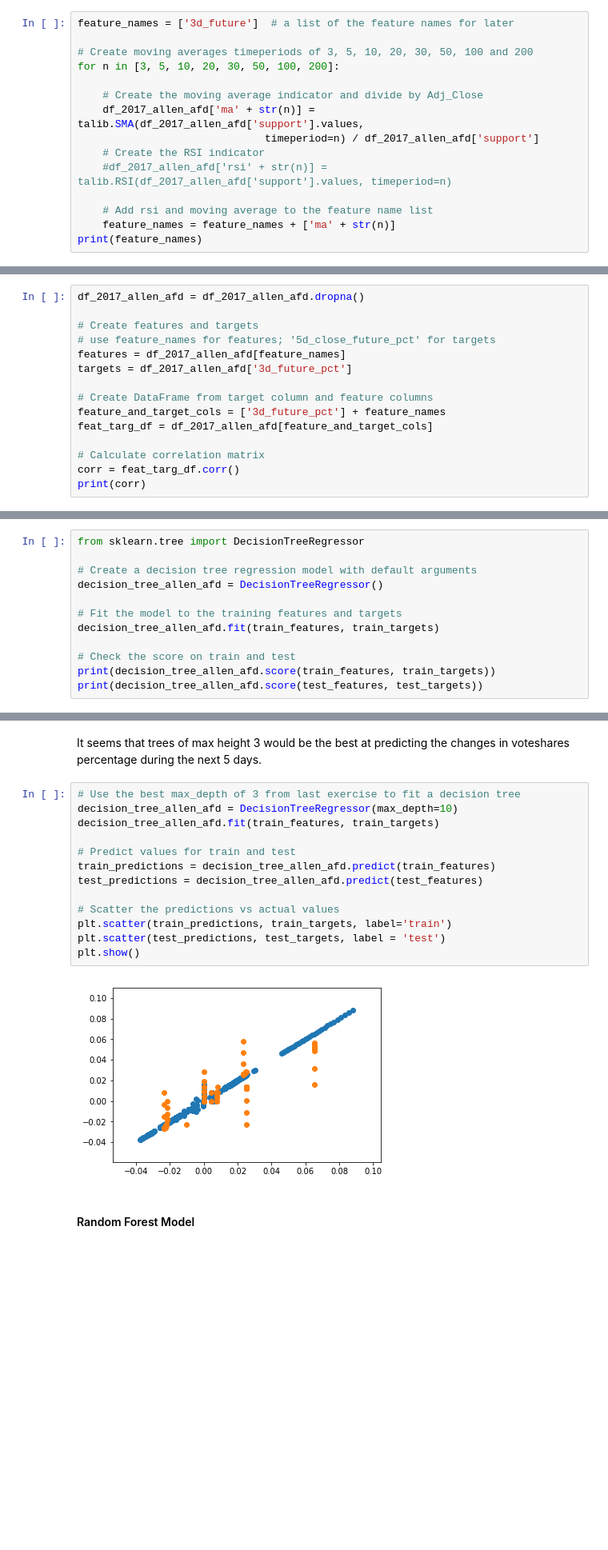
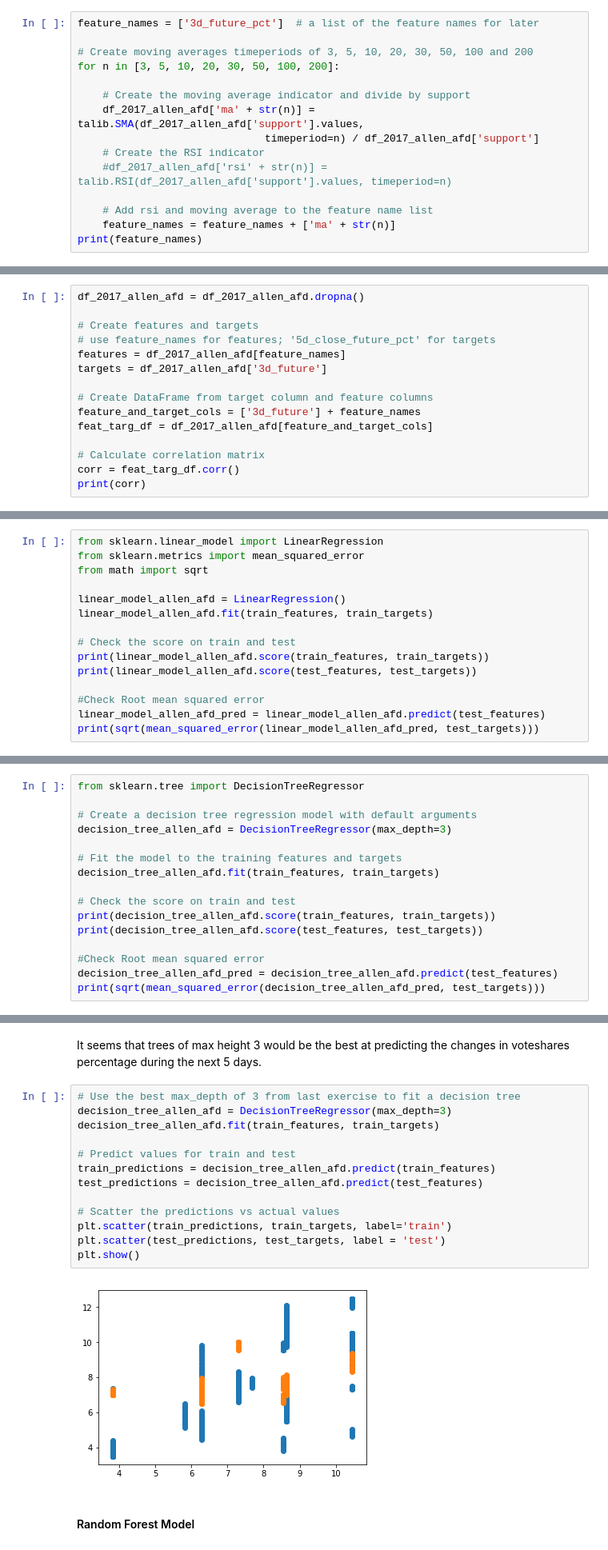
Before and after one commit to huydang90/Predicting-German-Election, a Jupyter notebook: Code/Predict-German-Election-Modelling.ipynb, the cells around one changed output, grey strips where cells are left out. Shown: that part at 80% size. Saved outputs shown, nothing was run; the diff lists cells and outputs as text; blank space fills up the shorter version.

Commit message:
update models

```diff
--- a/Code/Predict-German-Election-Modelling.ipynb
+++ b/Code/Predict-German-Election-Modelling.ipynb
@@ -508,12 +511,12 @@ We want to add historical data to our machine learning models to make better pre
 
 A moving average is one of the simplest indicators - it's the average of previous data points. This is the function talib.SMA() from the TAlib library.
 # %%
-feature_names = ['3d_future']  # a list of the feature names for later
+feature_names = ['3d_future_pct']  # a list of the feature names for later
 
 # Create moving averages timeperiods of 3, 5, 10, 20, 30, 50, 100 and 200
 for n in [3, 5, 10, 20, 30, 50, 100, 200]:
 
-    # Create the moving average indicator and divide by Adj_Close
+    # Create the moving average indicator and divide by support
     df_2017_allen_afd['ma' + str(n)] = talib.SMA(df_2017_allen_afd['support'].values,
                               timeperiod=n) / df_2017_allen_afd['support']
     # Create the RSI indicator
@@ -550,10 +553,10 @@ df_2017_allen_afd = df_2017_allen_afd.dropna()
 # Create features and targets
 # use feature_names for features; '5d_close_future_pct' for targets
 features = df_2017_allen_afd[feature_names]
-targets = df_2017_allen_afd['3d_future_pct']
+targets = df_2017_allen_afd['3d_future']
 
 # Create DataFrame from target column and feature columns
-feature_and_target_cols = ['3d_future_pct'] + feature_names
+feature_and_target_cols = ['3d_future'] + feature_names
 feat_targ_df = df_2017_allen_afd[feature_and_target_cols]
 
 # Calculate correlation matrix
@@ -699,0 +705,15 @@ plt.show()
+# %%
+from sklearn.linear_model import LinearRegression
+from sklearn.metrics import mean_squared_error
+from math import sqrt
+
+linear_model_allen_afd = LinearRegression()
+linear_model_allen_afd.fit(train_features, train_targets)
+
+# Check the score on train and test
+print(linear_model_allen_afd.score(train_features, train_targets))
+print(linear_model_allen_afd.score(test_features, test_targets))
+
+#Check Root mean squared error
+linear_model_allen_afd_pred = linear_model_allen_afd.predict(test_features)
+print(sqrt(mean_squared_error(linear_model_allen_afd_pred, test_targets)))
@@ -703,7 +727,7 @@ plt.show()
 from sklearn.tree import DecisionTreeRegressor
 
 # Create a decision tree regression model with default arguments
-decision_tree_allen_afd = DecisionTreeRegressor()
+decision_tree_allen_afd = DecisionTreeRegressor(max_depth=3)
 
 # Fit the model to the training features and targets
 decision_tree_allen_afd.fit(train_features, train_targets)
@@ -711,4 +735,8 @@ decision_tree_allen_afd.fit(train_features, train_targets)
 # Check the score on train and test
 print(decision_tree_allen_afd.score(train_features, train_targets))
 print(decision_tree_allen_afd.score(test_features, test_targets))
+
+#Check Root mean squared error
+decision_tree_allen_afd_pred = decision_tree_allen_afd.predict(test_features)
+print(sqrt(mean_squared_error(decision_tree_allen_afd_pred, test_targets)))
 # %% [output]
@@ -749,19 +778,19 @@ max_depth= 25
 It seems that trees of max height 3 would be the best at predicting the changes in voteshares percentage during the next 5 days.
 # %%
 # Use the best max_depth of 3 from last exercise to fit a decision tree
-decision_tree_allen_afd = DecisionTreeRegressor(max_depth=10)
+decision_tree_allen_afd = DecisionTreeRegressor(max_depth=3)
 decision_tree_allen_afd.fit(train_features, train_targets)
 
 # Predict values for train and test
 train_predictions = decision_tree_allen_afd.predict(train_features)
 test_predictions = decision_tree_allen_afd.predict(test_features)
 
 # Scatter the predictions vs actual values
 plt.scatter(train_predictions, train_targets, label='train')
 plt.scatter(test_predictions, test_targets, label = 'test')
 plt.show()
 # %% [output]
-[figure, old version]
+[figure, new version]
 # %% [markdown]
 #### Random Forest Model
 # %%
```
Also changed, not shown: parts of 35 cells of this notebook, 4 other files.
